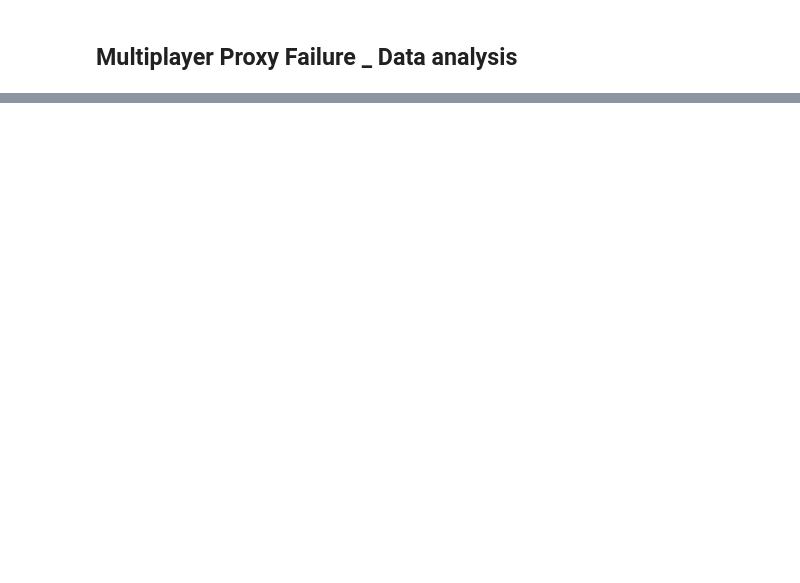
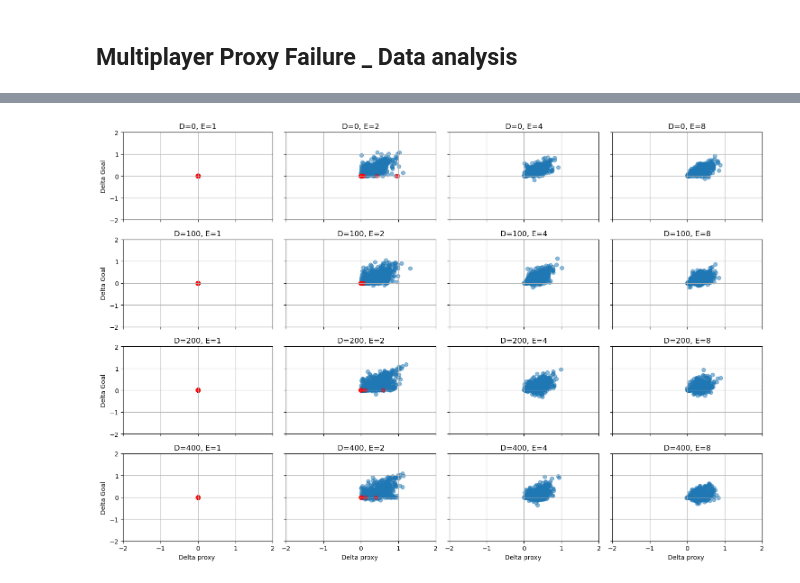
Before and after one commit to paulbanse/Proxy_General_Model, a Jupyter notebook: Clean_version/analyze_data.ipynb, the cells around one changed output, grey strips where cells are left out. Saved outputs shown, nothing was run; the diff lists cells and outputs as text; code cells hidden in the pictures; blank space fills up the shorter version.

```diff
--- a/Clean_version/analyze_data.ipynb
+++ b/Clean_version/analyze_data.ipynb
@@ -28 +80,5 @@ df.describe()
+# %%
+plot_deltagoal_vs_deltaproxcorrelation_along(df, "D", 'E')
+# %% [output]
+[figure, added]
 # %%
```
Also changed, not shown: parts of 15 cells of this notebook.
